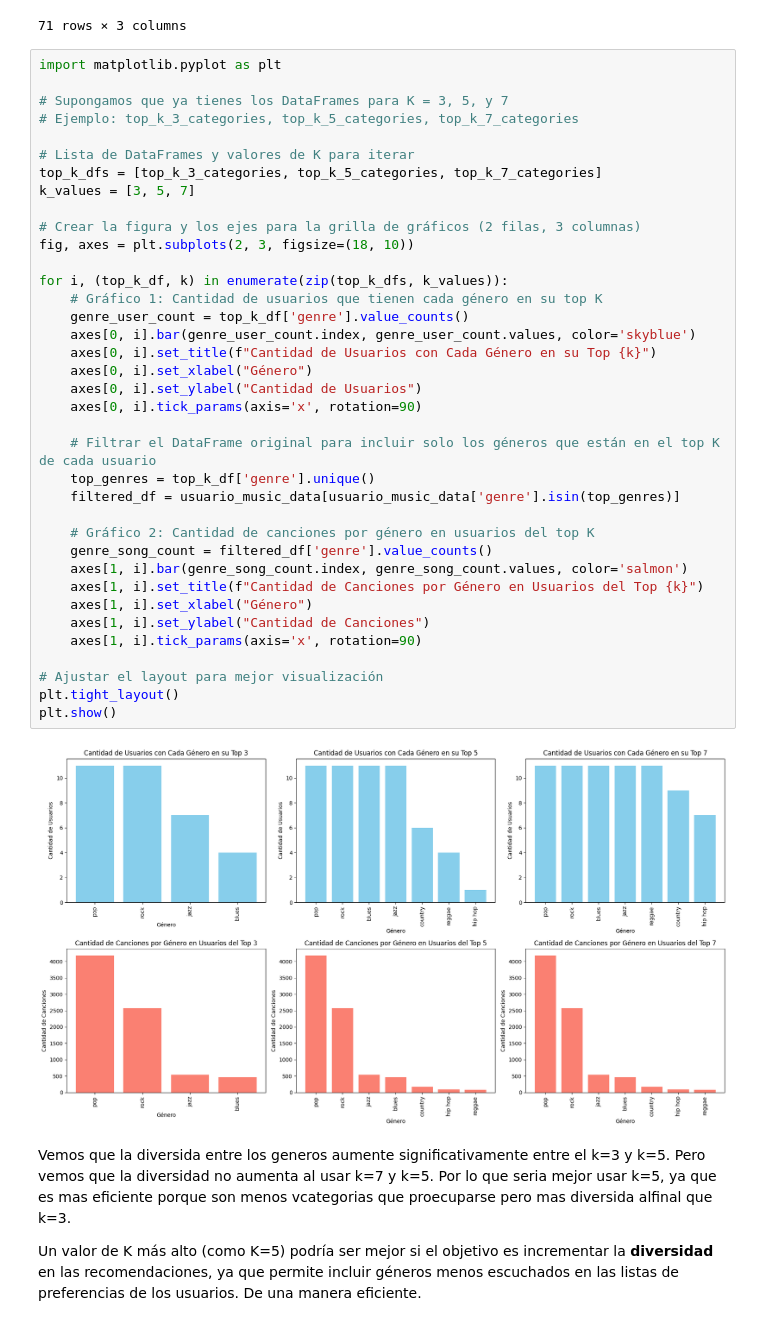
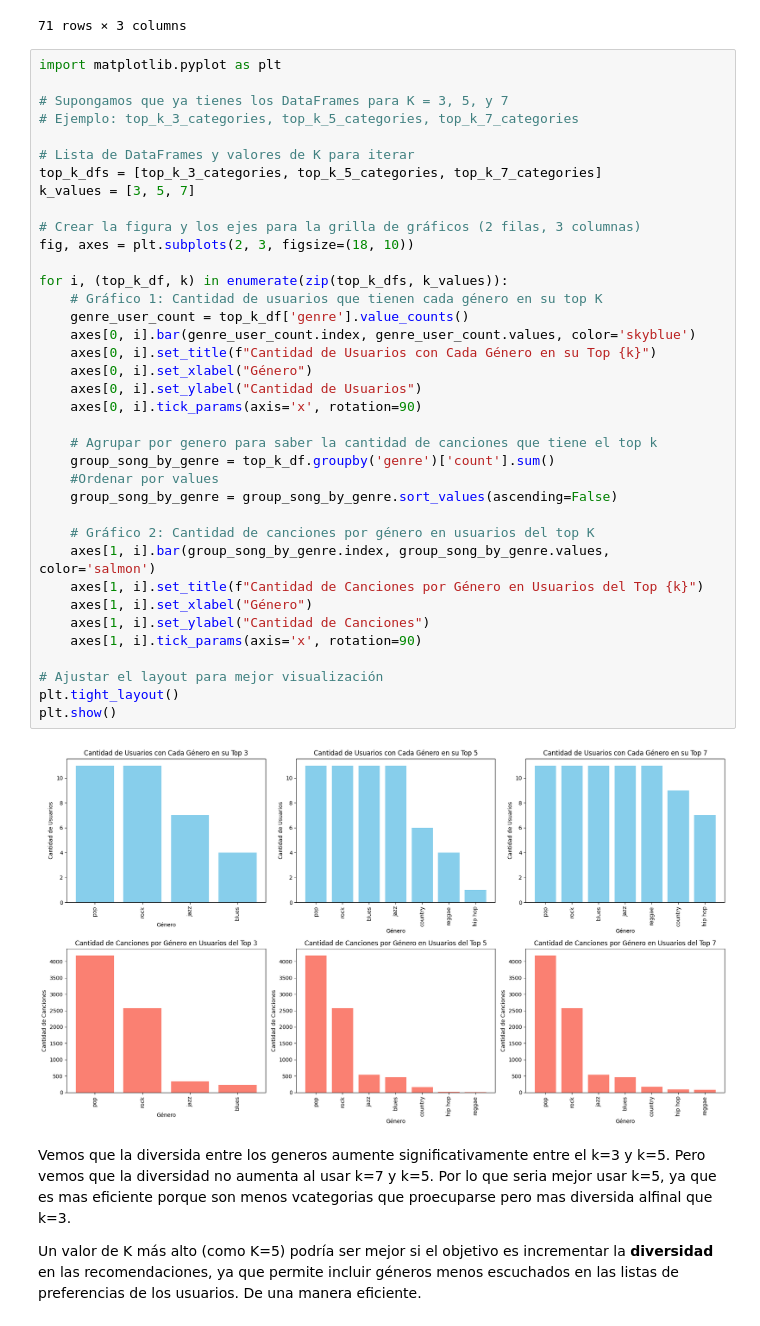
Before and after one commit to ferperezh/IIC3633_ProyectoMetricaDiversidad, a Jupyter notebook: procesamiento_musica.ipynb, the cells around one changed output. Saved outputs shown, nothing was run; the diff lists cells and outputs as text.

Commit message:
cambiar el group by para la visaulizacion de cantidad de canciones por genero

```diff
--- a/procesamiento_musica.ipynb
+++ b/procesamiento_musica.ipynb
@@ -285,39 +288,39 @@ import matplotlib.pyplot as plt
 # Supongamos que ya tienes los DataFrames para K = 3, 5, y 7
 # Ejemplo: top_k_3_categories, top_k_5_categories, top_k_7_categories
 
 # Lista de DataFrames y valores de K para iterar
 top_k_dfs = [top_k_3_categories, top_k_5_categories, top_k_7_categories]
 k_values = [3, 5, 7]
 
 # Crear la figura y los ejes para la grilla de gráficos (2 filas, 3 columnas)
 fig, axes = plt.subplots(2, 3, figsize=(18, 10))
 
 for i, (top_k_df, k) in enumerate(zip(top_k_dfs, k_values)):
     # Gráfico 1: Cantidad de usuarios que tienen cada género en su top K
     genre_user_count = top_k_df['genre'].value_counts()
     axes[0, i].bar(genre_user_count.index, genre_user_count.values, color='skyblue')
     axes[0, i].set_title(f"Cantidad de Usuarios con Cada Género en su Top {k}")
     axes[0, i].set_xlabel("Género")
     axes[0, i].set_ylabel("Cantidad de Usuarios")
     axes[0, i].tick_params(axis='x', rotation=90)
 
-    # Filtrar el DataFrame original para incluir solo los géneros que están en el top K de cada usuario
-    top_genres = top_k_df['genre'].unique()
-    filtered_df = usuario_music_data[usuario_music_data['genre'].isin(top_genres)]
+    # Agrupar por genero para saber la cantidad de canciones que tiene el top k
+    group_song_by_genre = top_k_df.groupby('genre')['count'].sum()
+    #Ordenar por values
+    group_song_by_genre = group_song_by_genre.sort_values(ascending=False)
 
     # Gráfico 2: Cantidad de canciones por género en usuarios del top K
-    genre_song_count = filtered_df['genre'].value_counts()
-    axes[1, i].bar(genre_song_count.index, genre_song_count.values, color='salmon')
+    axes[1, i].bar(group_song_by_genre.index, group_song_by_genre.values, color='salmon')
     axes[1, i].set_title(f"Cantidad de Canciones por Género en Usuarios del Top {k}")
     axes[1, i].set_xlabel("Género")
     axes[1, i].set_ylabel("Cantidad de Canciones")
     axes[1, i].tick_params(axis='x', rotation=90)
 
 # Ajustar el layout para mejor visualización
 plt.tight_layout()
 plt.show()
 # %% [output]
-[figure, old version]
+[figure, new version]
 # %% [markdown]
 Vemos que la diversida entre los generos aumente significativamente entre el k=3 y k=5. Pero vemos que la diversidad no aumenta al usar k=7 y k=5. Por lo que seria mejor usar k=5, ya que es mas eficiente porque son menos vcategorias que proecuparse pero mas diversida alfinal que k=3.
 
```
Also changed, not shown: parts of 2 cells of this notebook.
